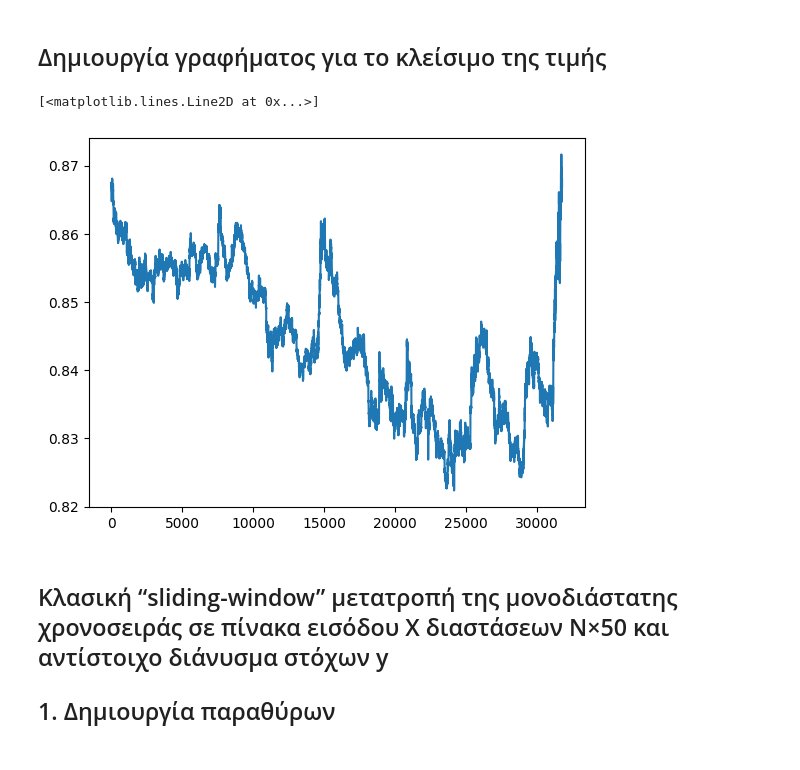
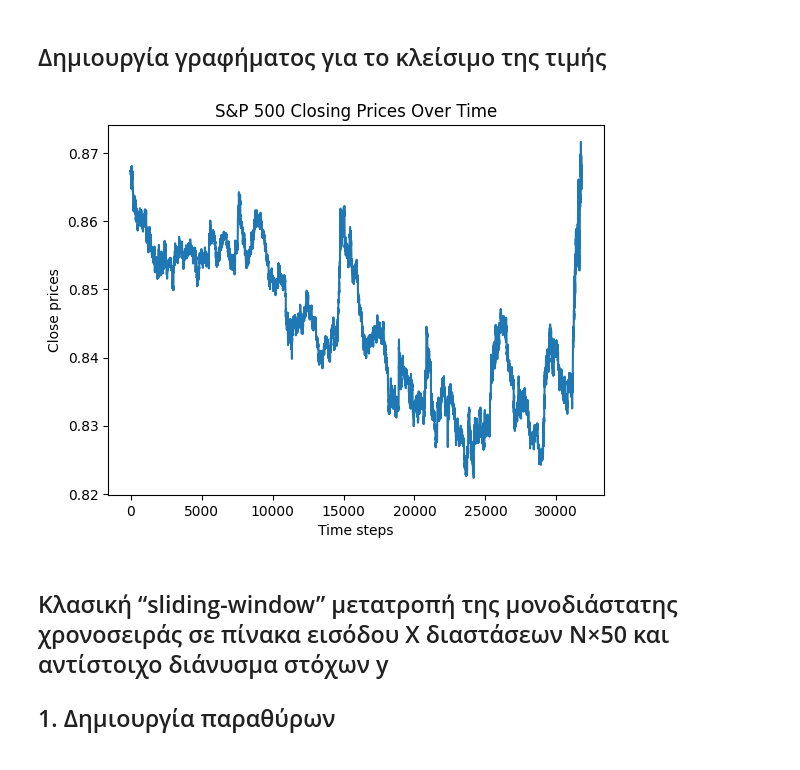
Before and after one commit to tsilii/reservoir, a Jupyter notebook: prediction of stock.ipynb, the cells around one changed output. Drawn from its saved outputs; the diff is of its cells as text; code cells hidden in the pictures.

```diff
--- a/prediction of stock.ipynb
+++ b/prediction of stock.ipynb
@@ -131,10 +131,15 @@ df
 # %% [markdown]
 ## Δημιουργία γραφήματος για το κλείσιμο της τιμής
 # %%
+
+
 plt.plot(df.close)
+plt.xlabel('Time steps')
+plt.ylabel('Close prices')
+plt.title('S&P 500 Closing Prices Over Time')
+plt.show()
 # %% [output]
-[<matplotlib.lines.Line2D at 0x...>]
-[figure, old version]
+[figure, new version]
 # %% [markdown]
 ## Κλασική “sliding-window” μετατροπή της μονοδιάστατης χρονοσειράς σε πίνακα εισόδου X διαστάσεων N×50 και αντίστοιχο διάνυσμα στόχων y
 ## 1. Δημιουργία παραθύρων
```
Also changed, not shown: parts of 35 cells of this notebook, 2 other files.
